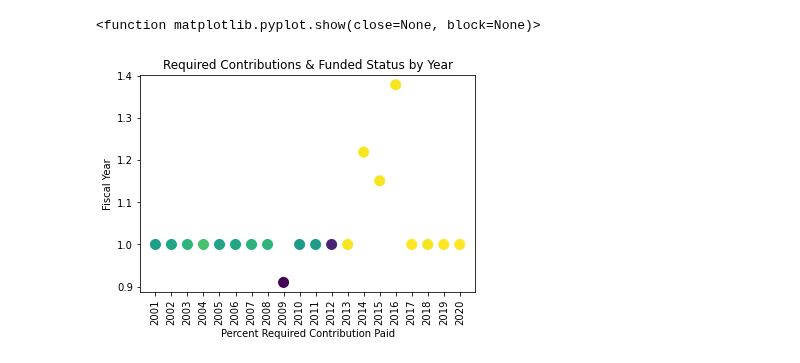
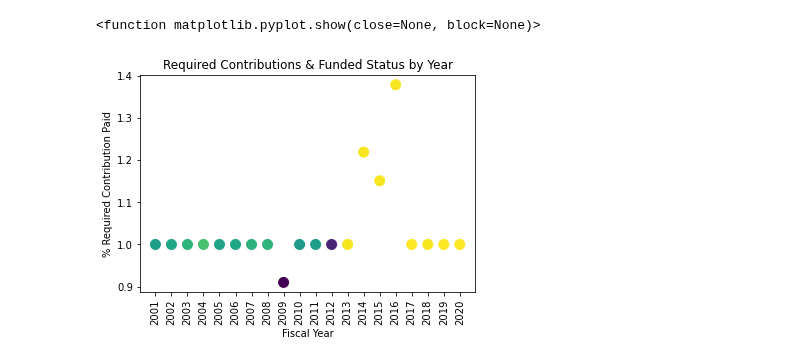
Before and after one commit to DeltaDeutsch/PPD-Group-Project, a Jupyter notebook: PPD Group Funding Cont.ipynb, the cells around one changed output. Cells and saved outputs as stored; diff of their text form; code cells hidden in the pictures.

```diff
--- a/PPD Group Funding Cont.ipynb
+++ b/PPD Group Funding Cont.ipynb
@@ -86,13 +86,13 @@ plan_179_contpaid=plan_179["PercentReqContPaid"]
 plan_179_fy=plan_179["fy"]
 # %%
 plt.title("Required Contributions & Funded Status by Year")
-plt.ylabel("Fiscal Year")
-plt.xlabel("Percent Required Contribution Paid")
+plt.ylabel("% Required Contribution Paid")
+plt.xlabel("Fiscal Year")
 #plt.plot(x_values,regress_values,"r-")
 #plt.annotate(line_eq,(16,50))
 plt.scatter(plan_101_fy,plan_101_contpaid,c=plan_101_fundrat, s=100, label=plan_101_fundrat)
 plt.xticks(rotation=90)
 plt.show
 # %% [output]
 <function matplotlib.pyplot.show(close=None, block=None)>
-[figure, old version]
+[figure, new version]
```
Also changed, not shown: parts of 1 cell of this notebook.
